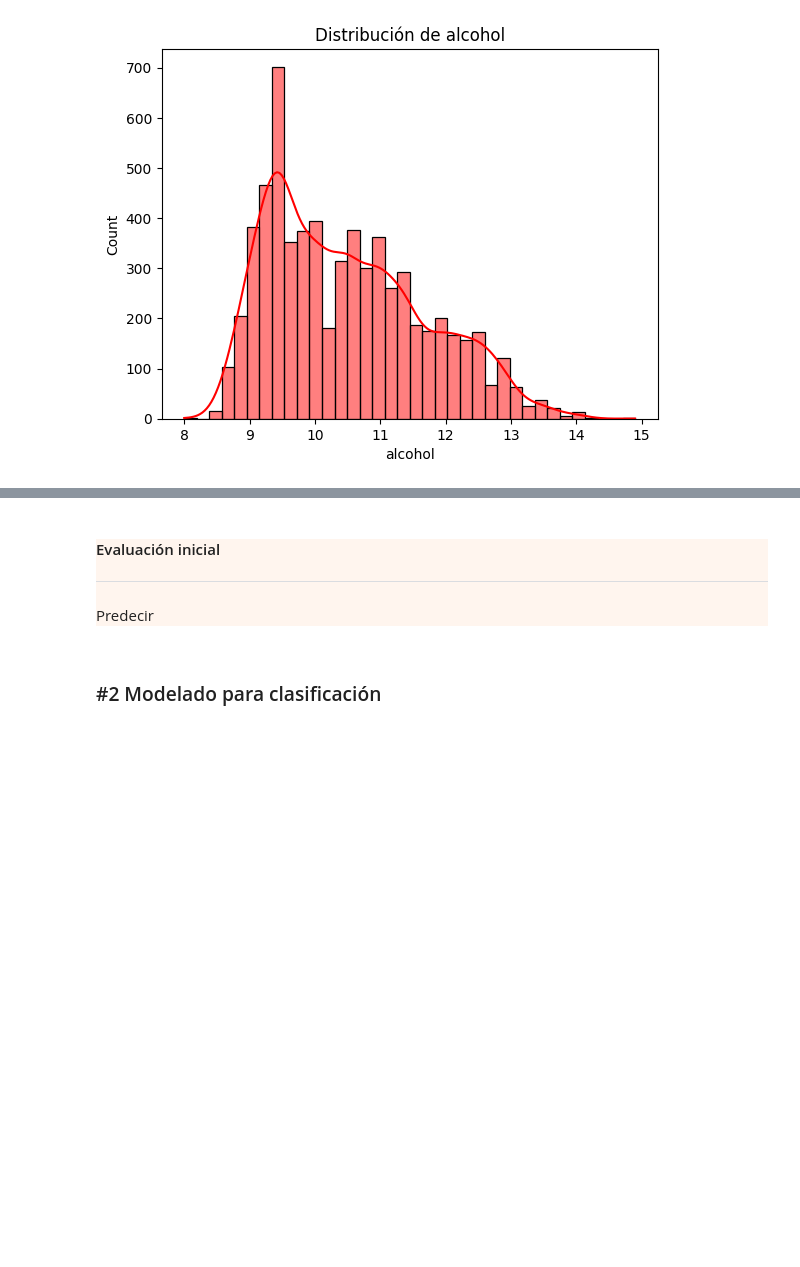
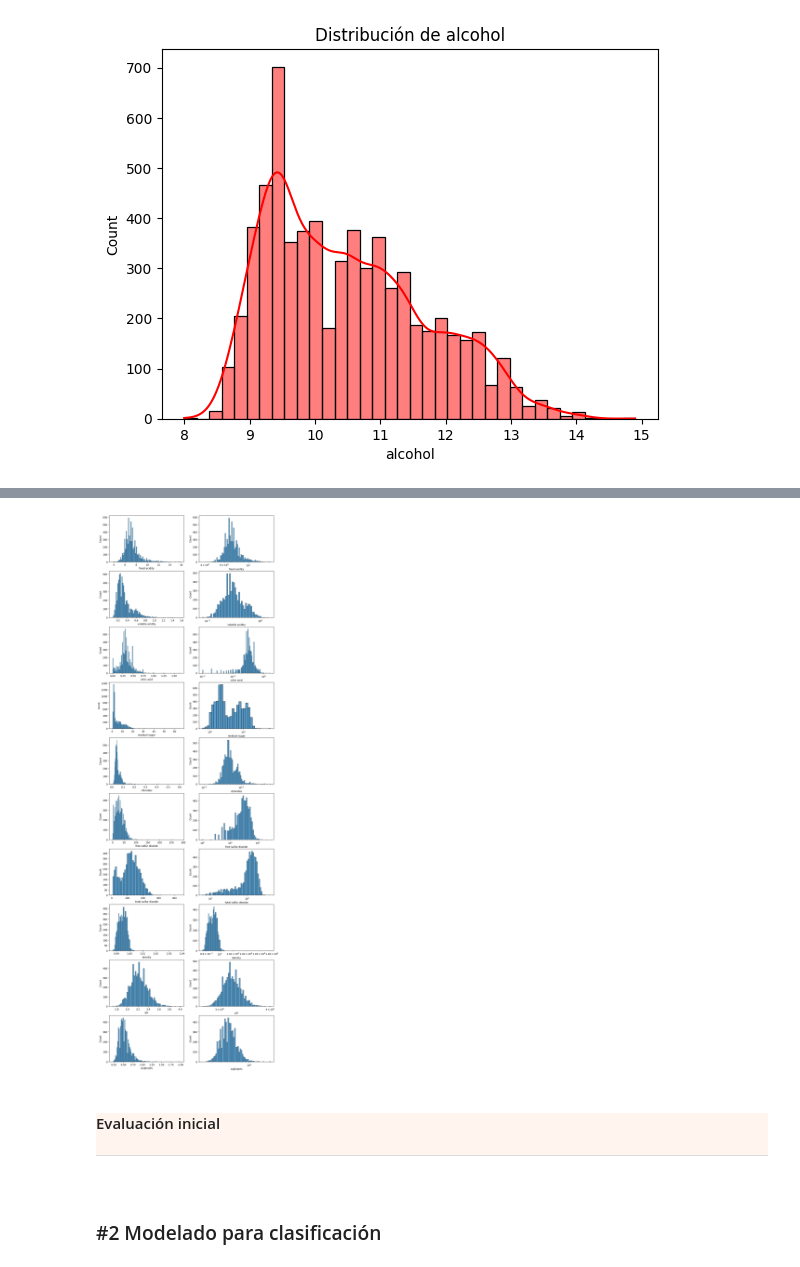
Before and after one commit to AntGV/ONLINE_DS_THEBRIDGE_WorkSpace, a Jupyter notebook: Sprint_12/Unidad_02/Practica_Obligatoria/18_Practica_Obligatoria_Repaso_Aprendizaje_Supervisado.ipynb, the cells around one changed output, grey strips where cells are left out. Cells and saved outputs as stored; diff of their text form; code cells hidden in the pictures; blank space fills up the shorter version.

```diff
--- a/Sprint_12/Unidad_02/Practica_Obligatoria/18_Practica_Obligatoria_Repaso_Aprendizaje_Supervisado.ipynb
+++ b/Sprint_12/Unidad_02/Practica_Obligatoria/18_Practica_Obligatoria_Repaso_Aprendizaje_Supervisado.ipynb
@@ -125,9 +131,17 @@ plt.title(f"Distribución de {target_reg}");
+# %%
+num_cols = len(df.columns[0:10])
+fig, axs = plt.subplots (num_cols,2, figsize = (12,4*num_cols))
+for row, col in enumerate(df.columns[0:10]):
+    sns.histplot(df[col], ax = axs[row,0])
+    sns.histplot(df[col], log_scale = 10, ax = axs[row,1]);
+# %% [output]
+[figure, added]
 # %% [markdown]
 <div style="background-color: SeaShell;">
 
 #### Evaluación inicial
 ---
-Predecir
+
 
 </div>
 # %% [markdown]
```
Also changed, not shown: parts of 49 cells of this notebook.
